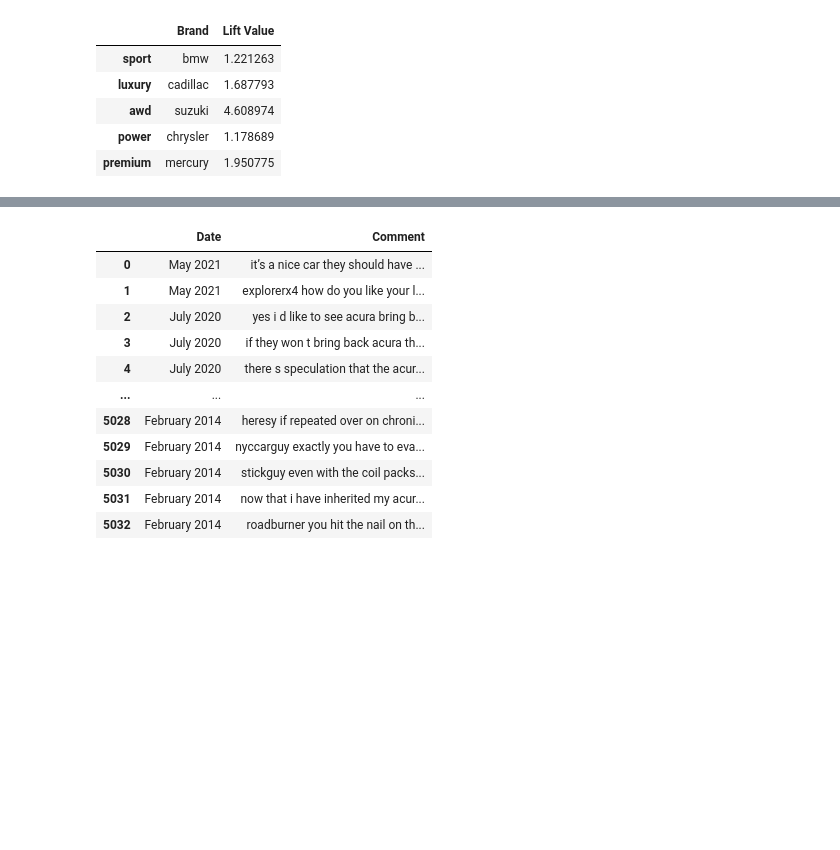
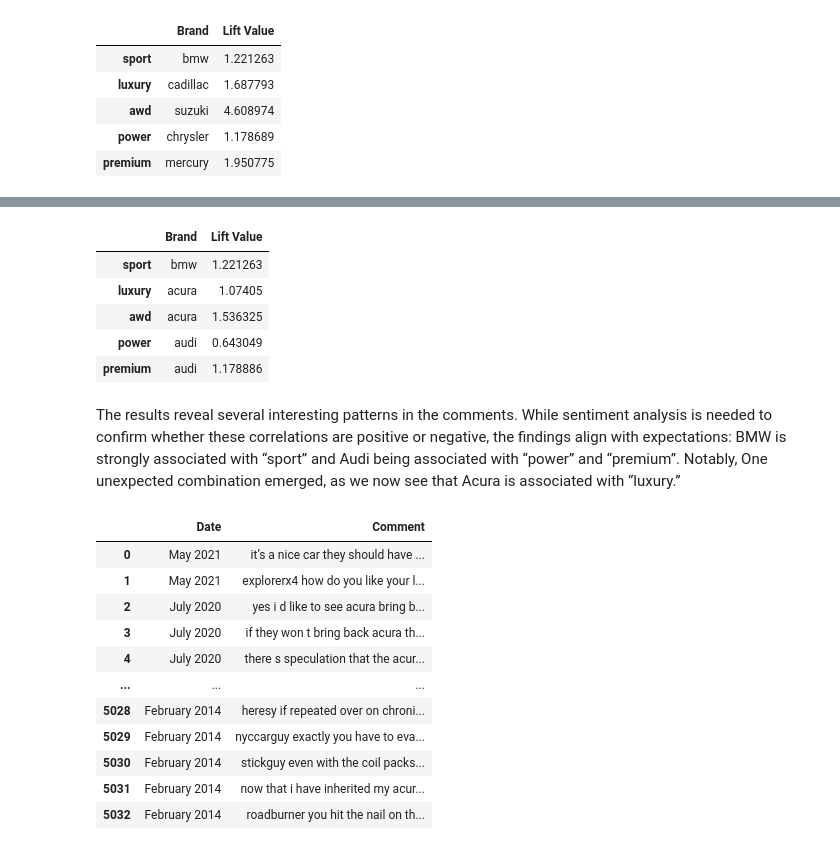
Before and after one commit to biagi0/Unstructured_Data_Projects, a Jupyter notebook: Assignment_One/Assignment_One_Consolidated.ipynb, the cells around one changed output, grey strips where cells are left out. Saved outputs shown, nothing was run; the diff lists cells and outputs as text; code cells hidden in the pictures; blank space fills up the shorter version.

```diff
--- a/Assignment_One/Assignment_One_Consolidated.ipynb
+++ b/Assignment_One/Assignment_One_Consolidated.ipynb
@@ -969,3 +989,27 @@ filtered_highest_lift_summary
+# %%
+# Find the brand with the highest lift value for each attribute
+highest_lift_per_attribute2 = lift_df_mini.idxmax()
+
+# Find the maximum lift value for each attribute
+max_lift_values2 = lift_df_mini.max()
+
+# Combine the two into a DataFrame
+highest_lift_summary2 = pd.DataFrame({
+    'Brand': highest_lift_per_attribute2,
+    'Lift Value': max_lift_values2
+})
+
+# Display the result
+highest_lift_summary2
+# %% [output]
+|  | Brand | Lift Value |
+| sport | bmw | 1.221263 |
+| luxury | acura | 1.07405 |
+| awd | acura | 1.536325 |
+| power | audi | 0.643049 |
+| premium | audi | 1.178886 |
+# %% [markdown]
+The results reveal several interesting patterns in the comments. While sentiment analysis is needed to confirm whether these correlations are positive or negative, the findings align with expectations: BMW is strongly associated with “sport” and Audi being associated with “power” and “premium”. Notably, One unexpected combination emerged, as we now see that Acura is associated with “luxury.”
 # %%
 df
 # %% [output]
```
Also changed, not shown: parts of 4 cells of this notebook.
